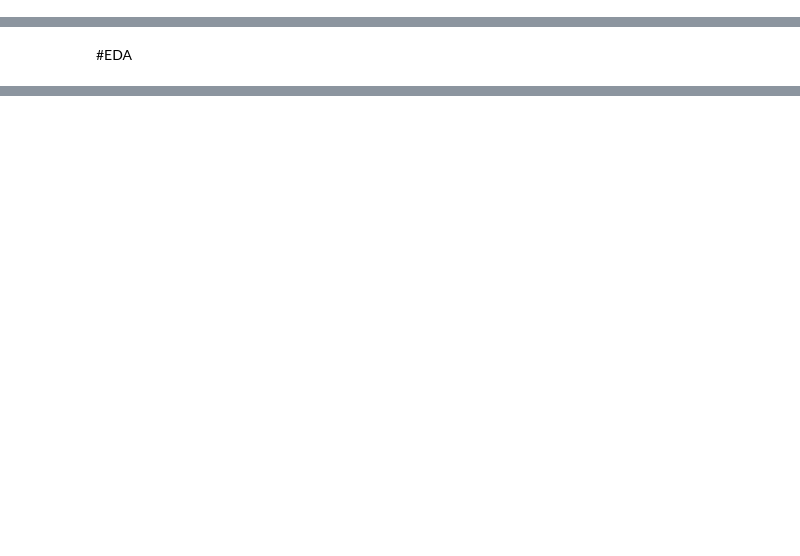
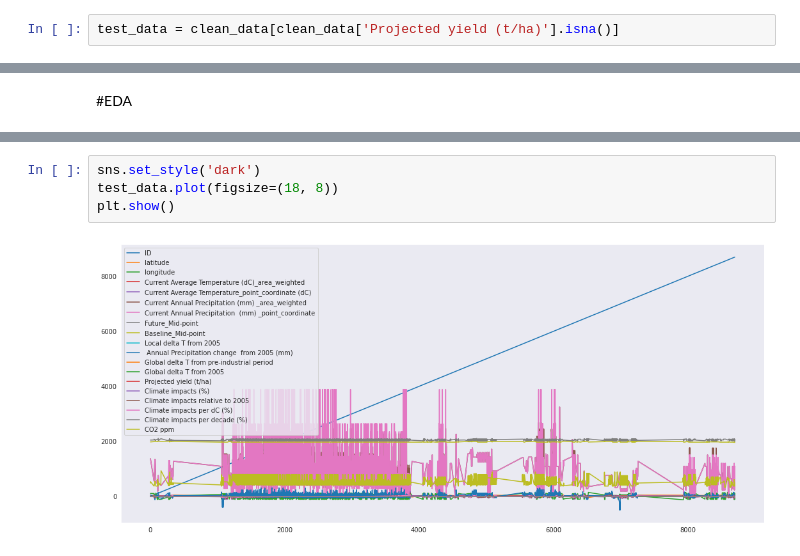
Before and after one commit to helloitsdaksh/Minor-Project, a Jupyter notebook: Minor_Project.ipynb, the cells around one changed output, grey strips where cells are left out. Saved outputs shown, nothing was run; the diff lists cells and outputs as text; blank space fills up the shorter version.

```diff
--- a/Minor_Project.ipynb
+++ b/Minor_Project.ipynb
@@ -141,0 +172,2 @@ Series([], dtype: float64)
+# %%
+test_data = clean_data[clean_data['Projected yield (t/ha)'].isna()]
@@ -152,2 +202,8 @@ plt.show()
+# %%
+sns.set_style('dark')
+test_data.plot(figsize=(18, 8))
+plt.show()
+# %% [output]
+[figure, added]
 # %%
 plt.figure(figsize=(12,8))
```
Also changed, not shown: parts of 55 cells of this notebook.
